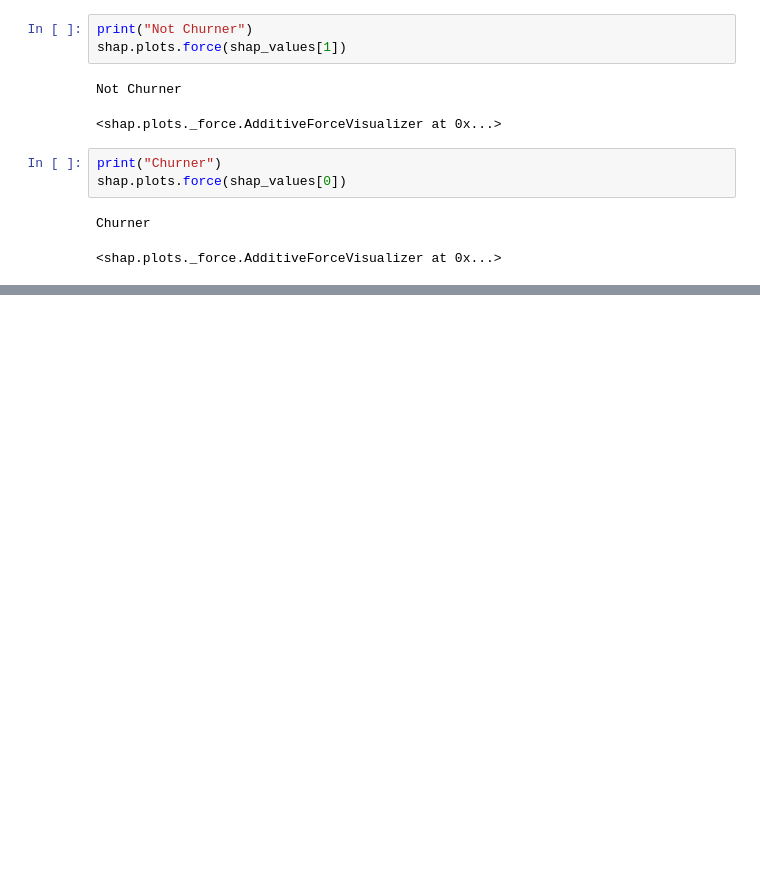
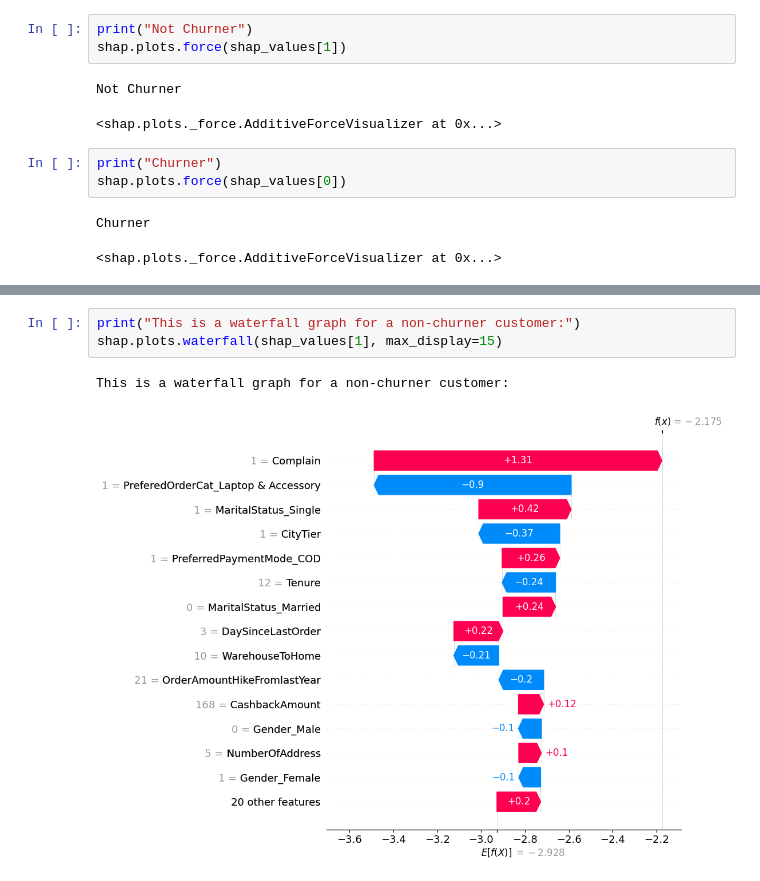
Before and after one commit to julienguyet/ai-project-methodology, a Jupyter notebook: notebooks/model_explanation.ipynb, the cells around one changed output, grey strips where cells are left out. Saved outputs shown, nothing was run; the diff lists cells and outputs as text; blank space fills up the shorter version.

```diff
--- a/notebooks/model_explanation.ipynb
+++ b/notebooks/model_explanation.ipynb
@@ -186,0 +210,6 @@ shap.plots.beeswarm(shap_values)
+# %%
+print("This is a waterfall graph for a non-churner customer:")
+shap.plots.waterfall(shap_values[1], max_display=15)
+# %% [output]
+This is a waterfall graph for a non-churner customer:
+[figure, added]
```
Also changed, not shown: parts of 28 cells of this notebook.
